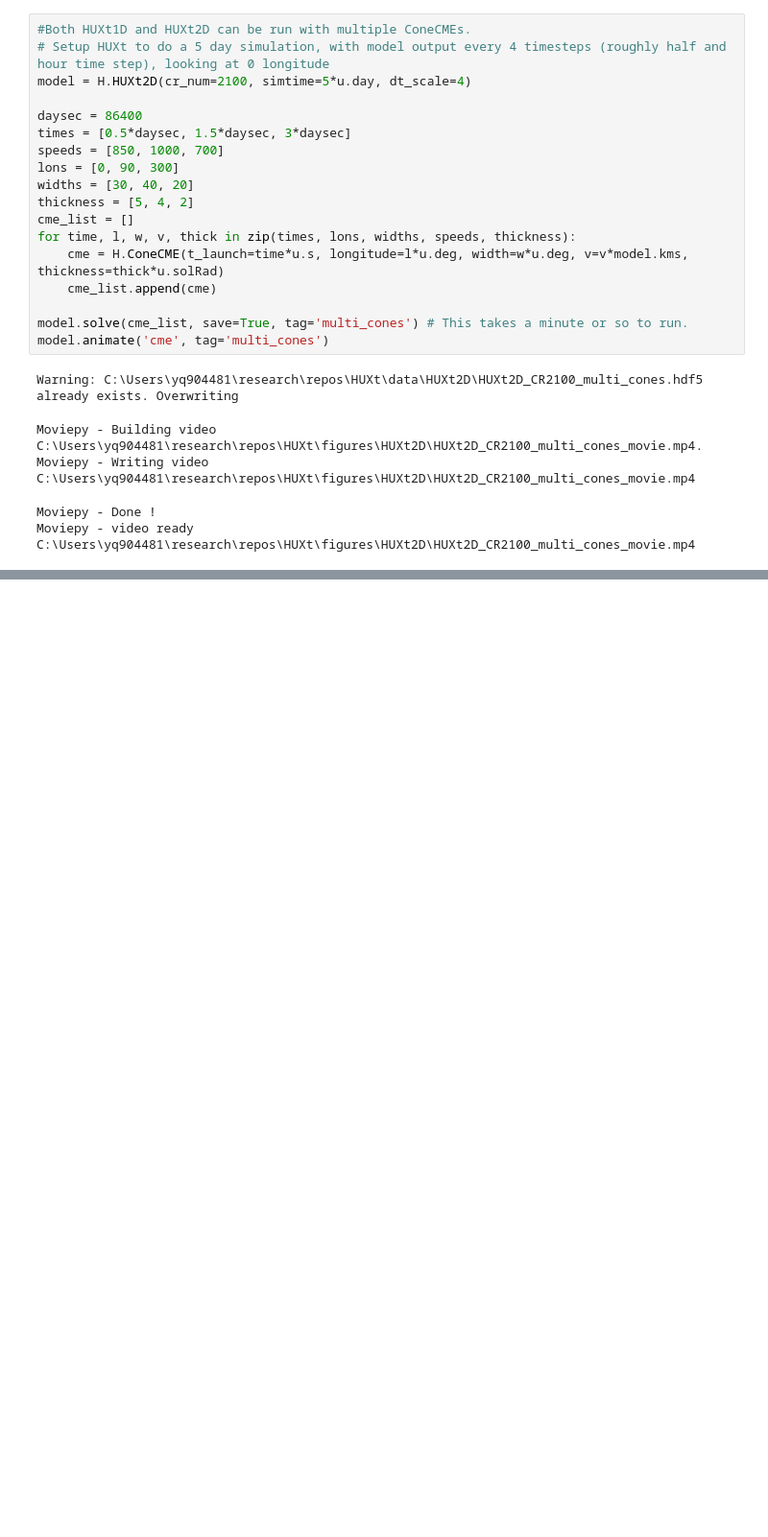
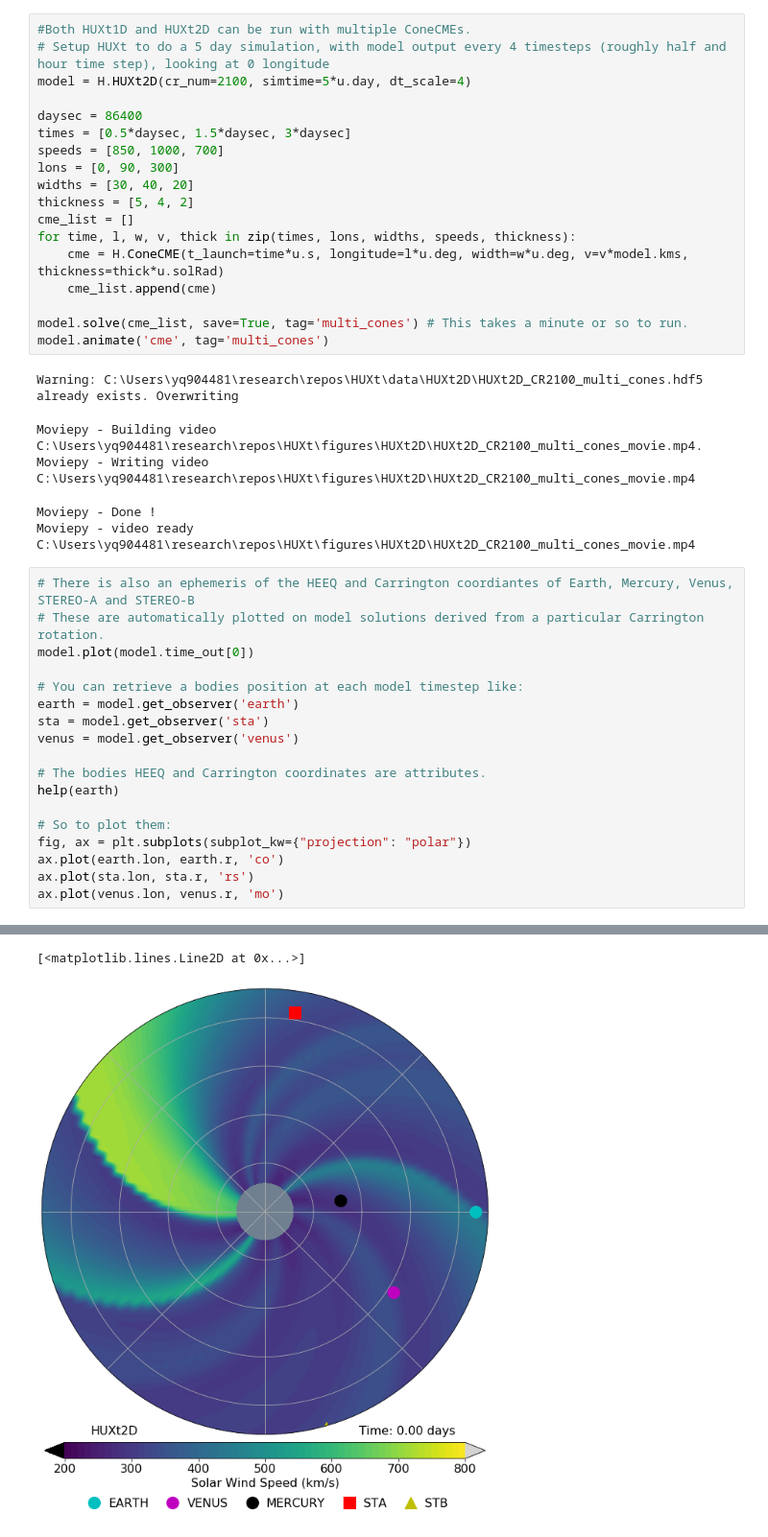
Before and after one commit to University-of-Reading-Space-Science/HUXt, a Jupyter notebook: code/HUXt_example.ipynb, the cells around one changed output, grey strips where cells are left out. Shown: that part at 96% size. Drawn from its saved outputs; the diff is of its cells as text; blank space fills up the shorter version.

Commit message:
fixed bug in legend of plot. updated example to show how the ephemeris works

```diff
--- a/code/HUXt_example.ipynb
+++ b/code/HUXt_example.ipynb
@@ -162,3 +162,22 @@ Moviepy - Building video C:\Users\yq904481\research\repos\HUXt\figures\HUXt2D\HU
 Moviepy - Writing video C:\Users\yq904481\research\repos\HUXt\figures\HUXt2D\HUXt2D_CR2100_multi_cones_movie.mp4
 Moviepy - Done !
 Moviepy - video ready C:\Users\yq904481\research\repos\HUXt\figures\HUXt2D\HUXt2D_CR2100_multi_cones_movie.mp4
+# %%
+# There is also an ephemeris of the HEEQ and Carrington coordiantes of Earth, Mercury, Venus, STEREO-A and STEREO-B
+# These are automatically plotted on model solutions derived from a particular Carrington rotation.
+model.plot(model.time_out[0])
+
+# You can retrieve a bodies position at each model timestep like:
+earth = model.get_observer('earth')
+sta = model.get_observer('sta')
+venus = model.get_observer('venus')
+
+# The bodies HEEQ and Carrington coordinates are attributes.
+help(earth)
+
+# So to plot them:
+fig, ax = plt.subplots(subplot_kw={"projection": "polar"})
+ax.plot(earth.lon, earth.r, 'co')
+ax.plot(sta.lon, sta.r, 'rs')
+ax.plot(venus.lon, venus.r, 'mo')
+# %% [output]
@@ -164,0 +201,2 @@ Moviepy - video ready C:\Users\yq904481\research\repos\HUXt\figures\HUXt2D\HUXt2
+[<matplotlib.lines.Line2D at 0x...>]
+[figure, added]
```
Also changed, not shown: parts of 2 cells of this notebook, 1 other file.
